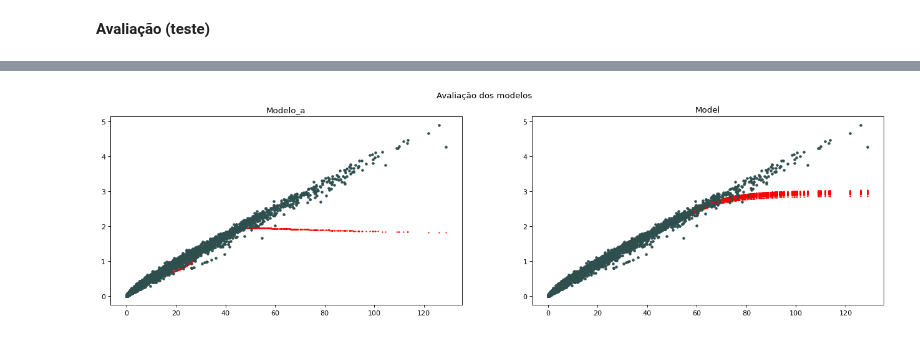
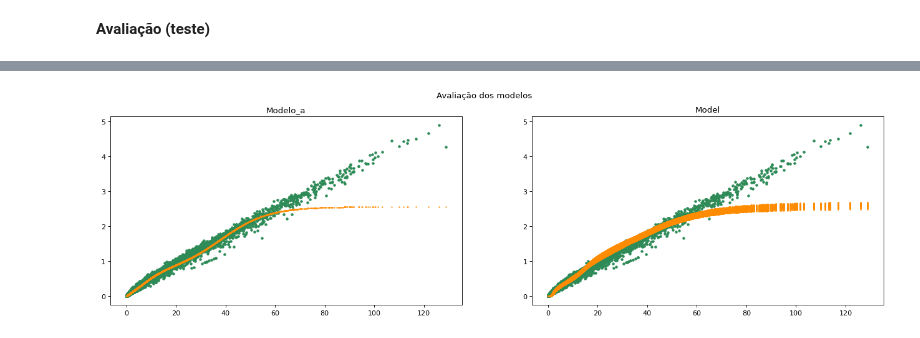
Before and after one commit to lourencocavalcante/Neurocomputacao, a Jupyter notebook: CAP351_Projeto_01_MLP.ipynb, the cells around one changed output, grey strips where cells are left out. Saved outputs shown, nothing was run; the diff lists cells and outputs as text; code cells hidden in the pictures.

```diff
--- a/CAP351_Projeto_01_MLP.ipynb
+++ b/CAP351_Projeto_01_MLP.ipynb
@@ -165,8 +168,6 @@ df_rd80_joss.head()
 | 2 | 2020-03-17 13:54:00 | 0.0 | 0.0 | 0.0 | 0.0 | ... |
 | 3 | 2020-03-17 13:55:00 | 0.0 | 0.0 | 0.0 | 0.0 | ... |
 | 4 | 2020-03-17 13:56:00 | 0.0 | 0.0 | 0.0 | 0.0 | ... |
-# %%
-df_rd80_joss = df_rd80_joss.drop(columns=['Unnamed: 0'])
 # %%
 df_rd80_joss.describe()
 # %% [output]
@@ -296,16 +274,20 @@ model.add(keras.layers.Dense(units=50, activation="linear"))
 modelo_a.compile(loss='mean_squared_error', optimizer=sgd, metrics=["mean_absolute_error"])
 modelo_b.compile(loss='mean_squared_error', optimizer=sgd, metrics=["mean_absolute_error"])
 modelo_c.compile(loss='mean_squared_error', optimizer=sgd, metrics=["mean_absolute_error"])
-model.compile(loss='mean_squared_error', optimizer=sgd, metrics=["mean_absolute_error"])
+modelo_final.compile(loss='mean_squared_error', optimizer=sgd_momentum_060, metrics=["mean_absolute_error"])
+
+lista_modelos = [modelo_a, modelo_b, modelo_c, modelo_final]
 # %% [markdown]
 **Agora vamos treinar os Modelos**
 # %%
-epocas = 5 #Degine a quantidade de épocas para o treinamento
+epocas = 100 #Degine a quantidade de épocas para o treinamento
 
 early = tf.keras.callbacks.EarlyStopping(monitor='loss', patience=100)
 
 history_modelo_a = modelo_a.fit(x_train, y_train, epochs=epocas, batch_size=10, validation_split=0.2, verbose=True) #callbacks=[early])
 history_modelo_b = modelo_b.fit(x_train, y_train, epochs=epocas, batch_size=10, validation_split=0.2, verbose=True) #callbacks=[early])
 history_modelo_c = modelo_c.fit(x_train, y_train, epochs=epocas, batch_size=10, validation_split=0.2, verbose=True) #callbacks=[early])
-history_model = model.fit(x_train, y_train, epochs=epocas, batch_size=10, validation_split=0.2, verbose=True) #callbacks=[early])
+history_modelo_final = modelo_final.fit(x_train, y_train, epochs=epocas, batch_size=10, validation_split=0.2, verbose=True) #callbacks=[early])
+
+lista_history_modelos = [history_modelo_a, history_modelo_b, history_modelo_c, history_modelo_final]
 # %% [output]
@@ -405,22 +362,24 @@ plt.show()
 # %%
 figure(figsize=(20,5),dpi=80)
 plt.suptitle('Avaliação dos modelos')
 plt.subplot(1,2,1)
 y_res = modelo_a.predict(x_test)
-plt.plot(x_test, y_res, '.', markersize=2, color='#FF0000')
-plt.plot(x_test, y_test, '.', color='#2F4F4F')
+plt.plot(x_test, y_test, '.', color='#2E8B57')
+plt.plot(x_test, y_res, '.', markersize=2, color='#FF8C00')
 plt.title('Modelo_a')
 
 plt.subplot(1,2,2)
-y_res = model.predict(x_test)
-plt.plot(x_test, y_res, '.', markersize=2, color='#FF0000')
-plt.plot(x_test, y_test, '.', color='#2F4F4F')
+y_res = modelo_final.predict(x_test)
+plt.plot(x_test, y_test, '.', color='#2E8B57')
+plt.plot(x_test, y_res, '.', markersize=2, color='#FF8C00')
 plt.title('Model')
 
 
 plt.show()
 
 test_loss = modelo_a.evaluate(x_test, y_test)
-test_loss = model.evaluate(x_test, y_test)
+test_loss = modelo_b.evaluate(x_test, y_test)
+test_loss = modelo_c.evaluate(x_test, y_test)
+test_loss = modelo_final.evaluate(x_test, y_test)
 # %% [output]
-[figure, old version]
+[figure, new version]
```
Also changed, not shown: parts of 27 cells of this notebook.
